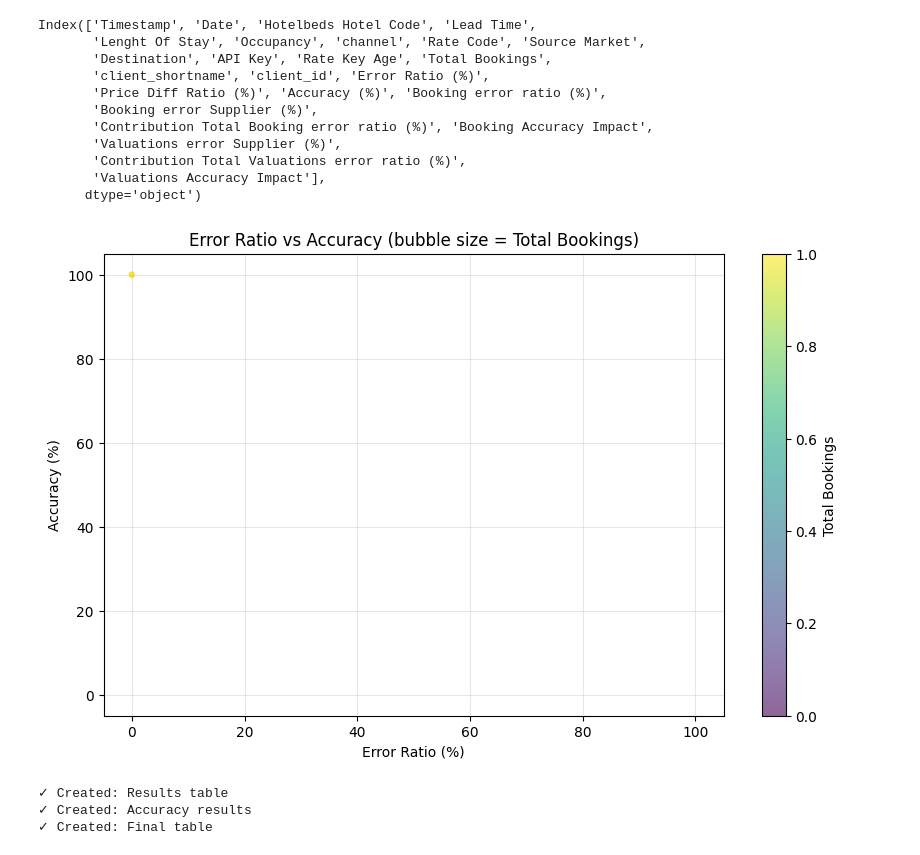
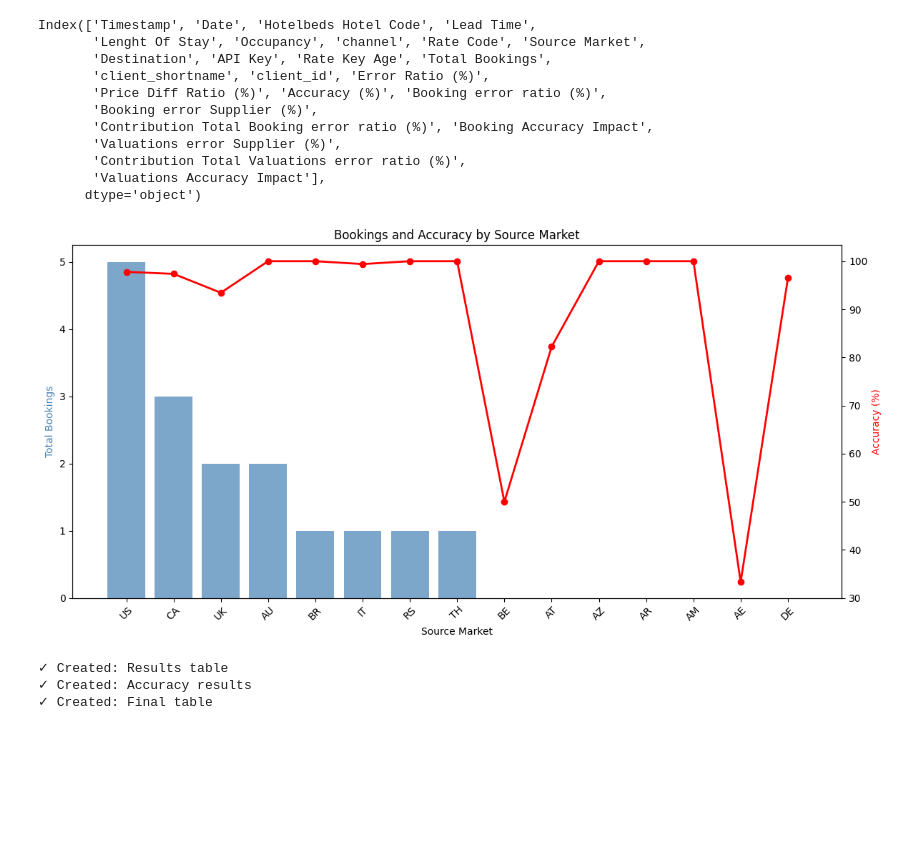
Before and after one commit to Vedia-JerezDaniel/Arize-tutorials, a Jupyter notebook: Open_Source_LLMs_Getting_Started.ipynb, the cells around one changed output. Saved outputs shown, nothing was run; the diff lists cells and outputs as text; code cells hidden in the pictures; blank space fills up the shorter version.

```diff
--- a/Open_Source_LLMs_Getting_Started.ipynb
+++ b/Open_Source_LLMs_Getting_Started.ipynb
@@ -287,18 +287,29 @@ Index(['Timestamp', 'Date', 'Hotelbeds Hotel Code', 'Lead Time',
        'Contribution Total Valuations error ratio (%)',
        'Valuations Accuracy Impact'],
       dtype='object')
-# %%
-plt.figure(figsize=(10, 6))
-plt.scatter(df_result['Error Ratio (%)'], df_result['Accuracy (%)'],
-            s=df_result['Total Bookings']*10, alpha=0.6, c=df_result['Total Bookings'], cmap='viridis')
-plt.xlabel('Error Ratio (%)')
-plt.ylabel('Accuracy (%)')
-plt.title('Error Ratio vs Accuracy (bubble size = Total Bookings)')
-plt.colorbar(label='Total Bookings')
-plt.grid(alpha=0.3)
-plt.savefig('error_vs_accuracy.png', dpi=100, bbox_inches='tight')
-plt.show()
-# %% [output]
-[figure, removed]
+# %%
+market_data = df_result.groupby('Source Market').agg({
+    'Accuracy (%)': 'mean',
+    'Total Bookings': 'sum'
+}).sort_values('Total Bookings', ascending=False).head(15)
+
+fig, ax1 = plt.subplots(figsize=(12, 6))
+ax2 = ax1.twinx()
+
+x = range(len(market_data))
+ax1.bar(x, market_data['Total Bookings'], alpha=0.7, color='steelblue')
+ax2.plot(x, market_data['Accuracy (%)'], color='red', marker='o', linewidth=2)
+
+ax1.set_xlabel('Source Market')
+ax1.set_ylabel('Total Bookings', color='steelblue')
+ax2.set_ylabel('Accuracy (%)', color='red')
+ax1.set_xticks(x)
+ax1.set_xticklabels(market_data.index, rotation=45)
+plt.title('Bookings and Accuracy by Source Market')
+plt.tight_layout()
+# plt.savefig('source_market_analysis.png', dpi=100, bbox_inches='tight')
+plt.show()
+# %% [output]
+[figure, added]
 # %%
 # @title Define Plotting Functions
```
Also changed, not shown: parts of 7 cells of this notebook.
